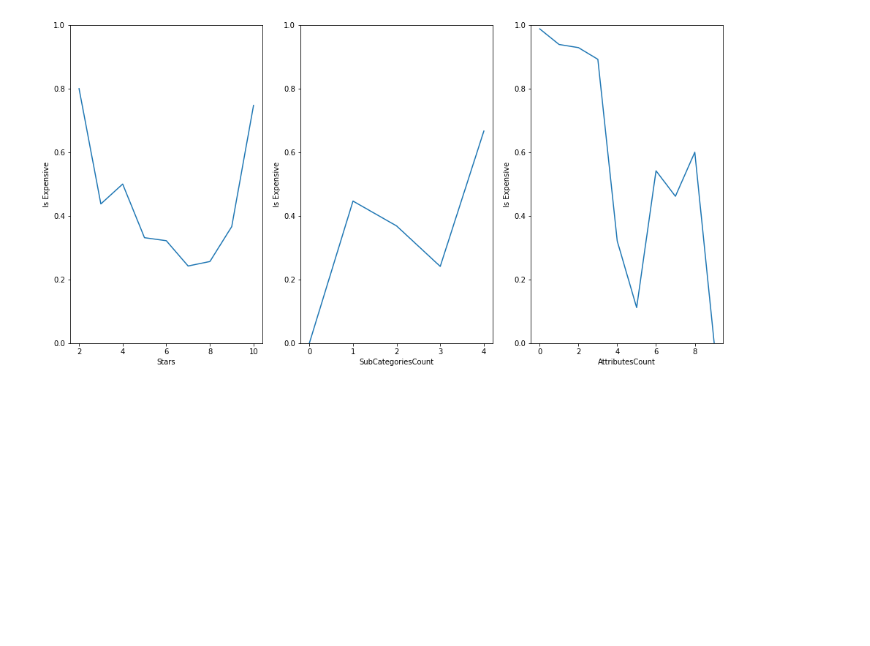
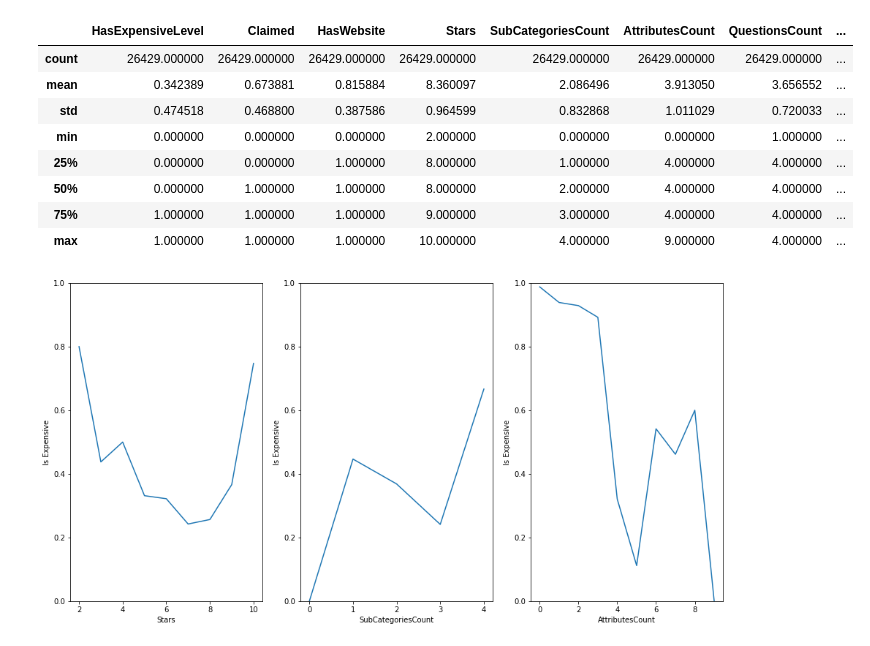
Before and after one commit to omer-priel/TheRootOfDataScience, a Jupyter notebook: notebooks/main.ipynb, the cells around one changed output. Cells and saved outputs as stored; diff of their text form; code cells hidden in the pictures; blank space fills up the shorter version.

```diff
--- a/notebooks/main.ipynb
+++ b/notebooks/main.ipynb
@@ -116,10 +116,19 @@ prime_non_countable_columns = [
 prime_columns = prime_flag_columns + prime_countable_columns + prime_non_countable_columns
 # %%
 # Describe
-if SHOW_IN_RELEASE:
-    df[[target_column] + prime_columns].describe()
+df[[target_column] + prime_columns].describe()
 
 # The data is balanced
+# %% [output]
+|  | HasExpensiveLevel | Claimed | HasWebsite | Stars | SubCategoriesCount | AttributesCount | QuestionsCount | ... |
+| count | 26429.000000 | 26429.000000 | 26429.000000 | 26429.000000 | 26429.000000 | 26429.000000 | 26429.000000 | ... |
+| mean | 0.342389 | 0.673881 | 0.815884 | 8.360097 | 2.086496 | 3.913050 | 3.656552 | ... |
+| std | 0.474518 | 0.468800 | 0.387586 | 0.964599 | 0.832868 | 1.011029 | 0.720033 | ... |
+| min | 0.000000 | 0.000000 | 0.000000 | 2.000000 | 0.000000 | 0.000000 | 1.000000 | ... |
+| 25% | 0.000000 | 0.000000 | 1.000000 | 8.000000 | 1.000000 | 4.000000 | 4.000000 | ... |
+| 50% | 0.000000 | 1.000000 | 1.000000 | 8.000000 | 2.000000 | 4.000000 | 4.000000 | ... |
+| 75% | 1.000000 | 1.000000 | 1.000000 | 9.000000 | 3.000000 | 4.000000 | 4.000000 | ... |
+| max | 1.000000 | 1.000000 | 1.000000 | 10.000000 | 4.000000 | 9.000000 | 4.000000 | ... |
 # %%
 # Visuation functions for columns
 
```
Also changed, not shown: parts of 26 cells of this notebook.
